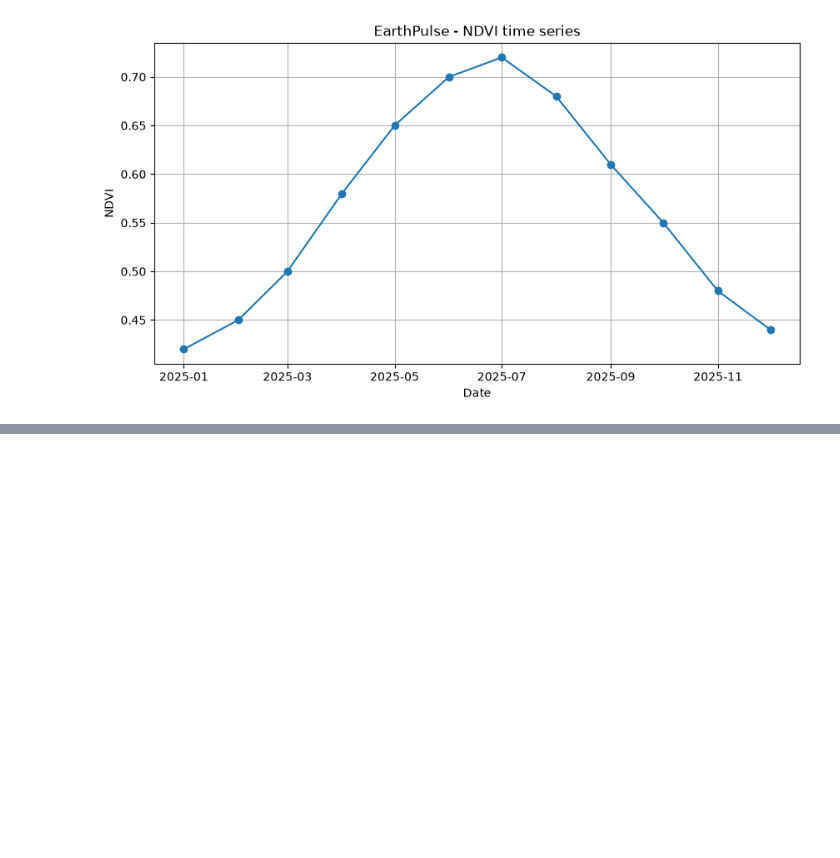
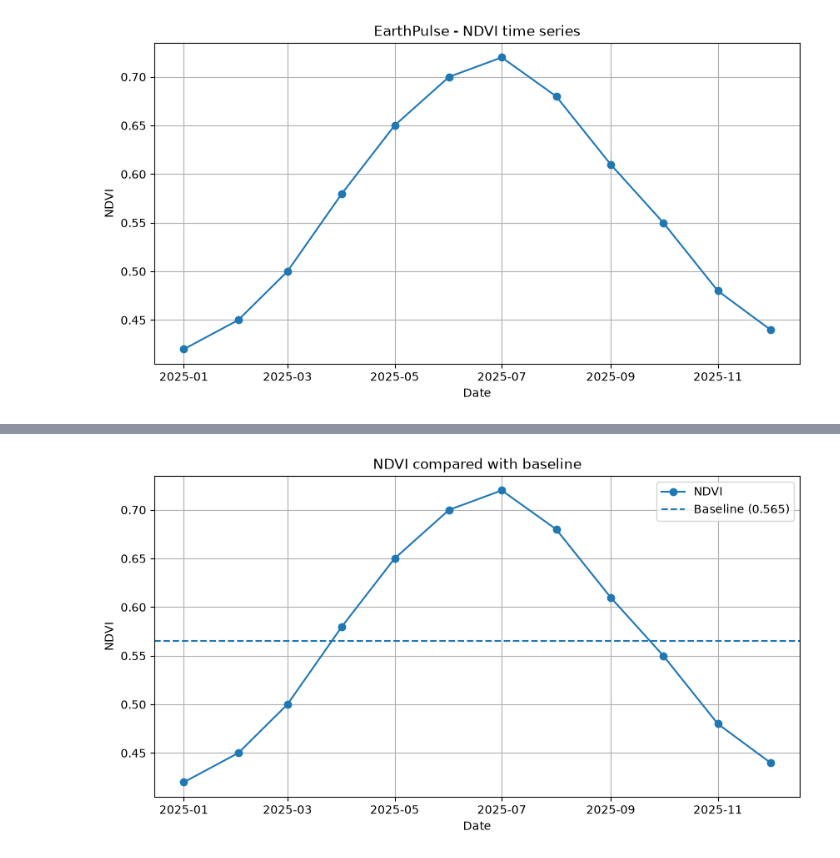
Before and after one commit to giovmar-source/earthpulse, a Jupyter notebook: notebooks/01_ndvi_basics.ipynb, the cells around one changed output, grey strips where cells are left out. Cells and saved outputs as stored; diff of their text form; code cells hidden in the pictures; blank space fills up the shorter version.

Commit message:
Add NDVI change detection logic

```diff
--- a/notebooks/01_ndvi_basics.ipynb
+++ b/notebooks/01_ndvi_basics.ipynb
@@ -69,3 +69,10 @@ plt.grid(True)
 plt.show()
 # %% [output]
 [figure]
+# %%
+# Calcoliamo il valore medio della serie NDVI.
+# Questo rappresenta una semplice baseline di riferimento.
+
+baseline_ndvi = df["ndvi"].mean()
+
+print(f"Baseline NDVI: {baseline_ndvi:.3f}")
@@ -71,0 +81,6 @@ plt.show()
+# %%
+# Differenza tra NDVI osservato e baseline
+
+df["ndvi_change"] = df["ndvi"] - baseline_ndvi
+
+df
@@ -71,0 +101,8 @@ plt.show()
+# %%
+# Variazione percentuale rispetto alla baseline
+
+df["ndvi_change_pct"] = (
+    (df["ndvi"] - baseline_ndvi) / baseline_ndvi
+) * 100
+
+df
@@ -71,0 +148,25 @@ plt.show()
+# %%
+plt.figure(figsize=(10, 5))
+
+plt.plot(
+    df["date"],
+    df["ndvi"],
+    marker="o",
+    label="NDVI"
+)
+
+plt.axhline(
+    baseline_ndvi,
+    linestyle="--",
+    label=f"Baseline ({baseline_ndvi:.3f})"
+)
+
+plt.title("NDVI compared with baseline")
+plt.xlabel("Date")
+plt.ylabel("NDVI")
+plt.legend()
+plt.grid(True)
+
+plt.show()
+# %% [output]
+[figure, added]
```
Also changed, not shown: parts of 13 cells of this notebook.
